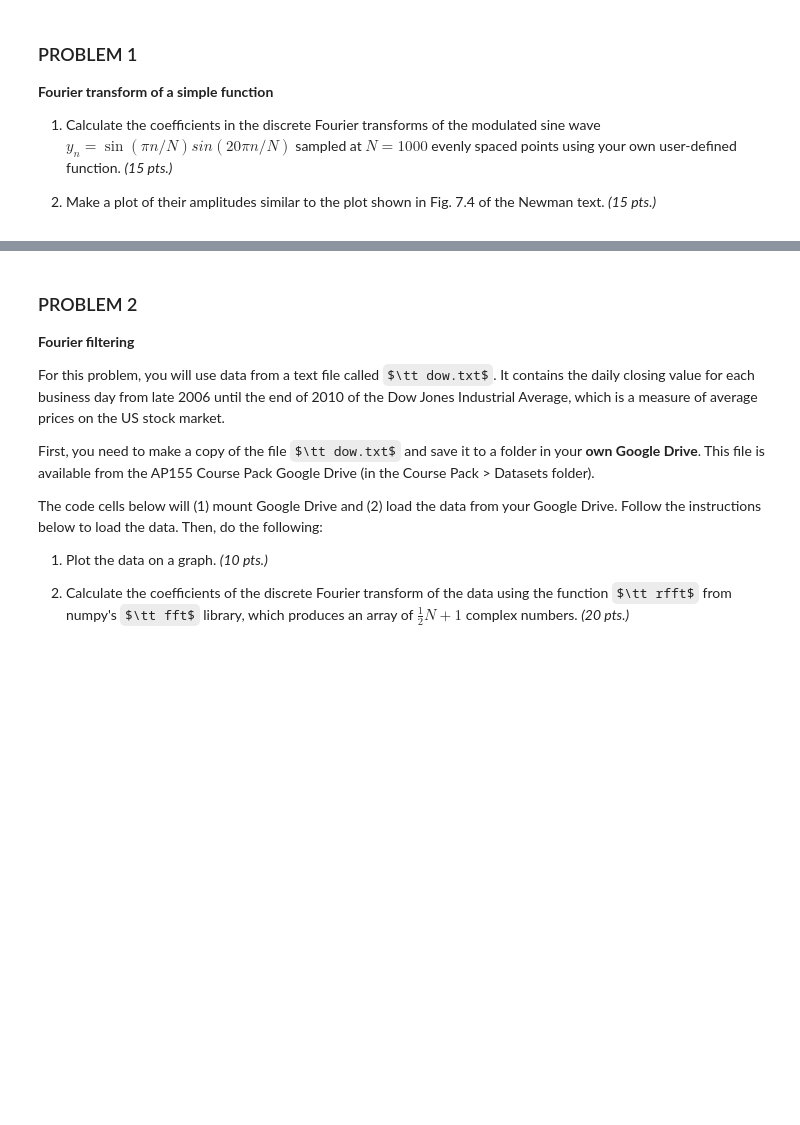
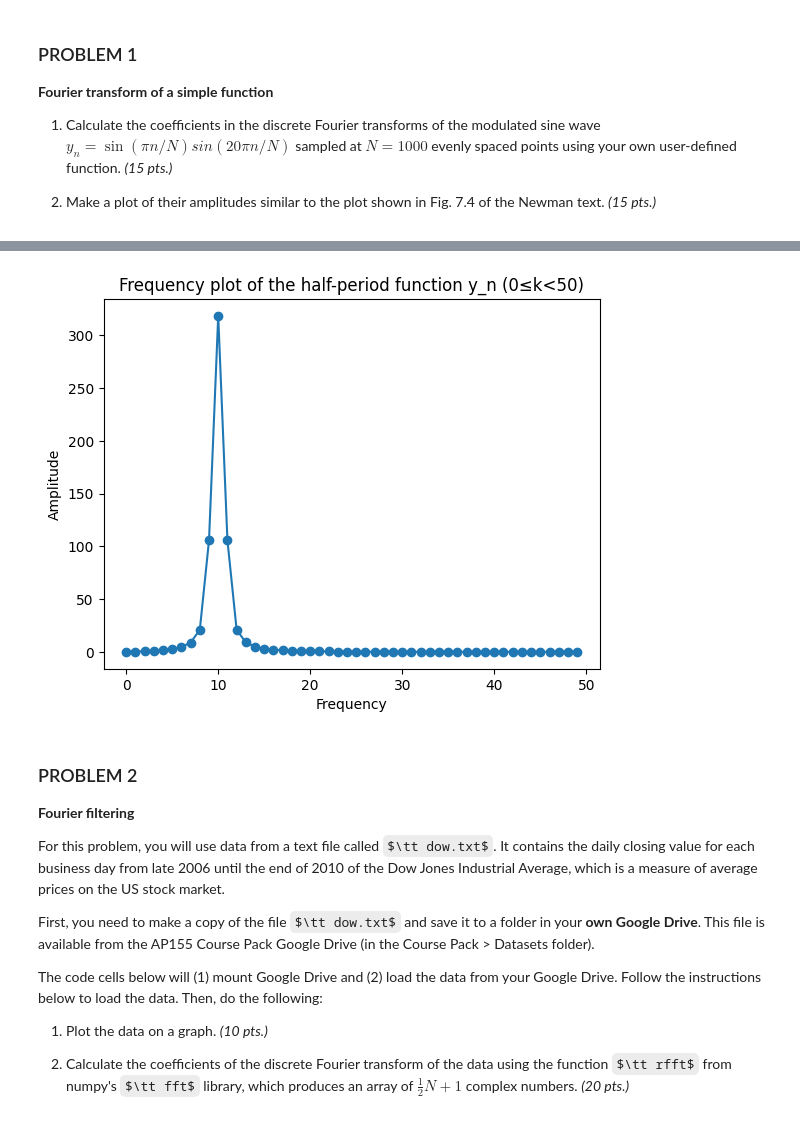
Before and after one commit to dkrp-up/test, a Jupyter notebook: PICART_lab_assignment_module3.ipynb, the cells around one changed output, grey strips where cells are left out. Drawn from its saved outputs; the diff is of its cells as text; code cells hidden in the pictures; some formulas as TeX source; blank space fills up the shorter version.

```diff
--- a/PICART_lab_assignment_module3.ipynb
+++ b/PICART_lab_assignment_module3.ipynb
@@ -117,3 +118,16 @@ The two graphs were out of phase initially, then in phase at around n=500, then
+# %%
+b = 1000
+x = np.linspace(a,b,N,endpoint=False)       #remove last endpoint for 1000 point array
+y = f(x)
+c = abs(dft(y))  #take abs value to get the magnitude of the signal freq
+
+plt.plot(c[:50], 'o-')
+plt.xlabel("Frequency")            #label the figure
+plt.ylabel("Amplitude")
+plt.title("Frequency plot of the half-period function y_n (0≤k<50)")
+plt.show()
+# %% [output]
+[figure, added]
 # %% [markdown]
 ### PROBLEM 2
 
```
Also changed, not shown: parts of 4 cells of this notebook.
